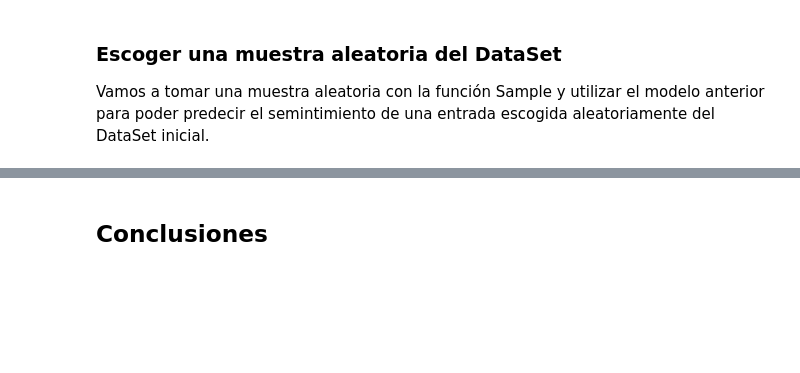
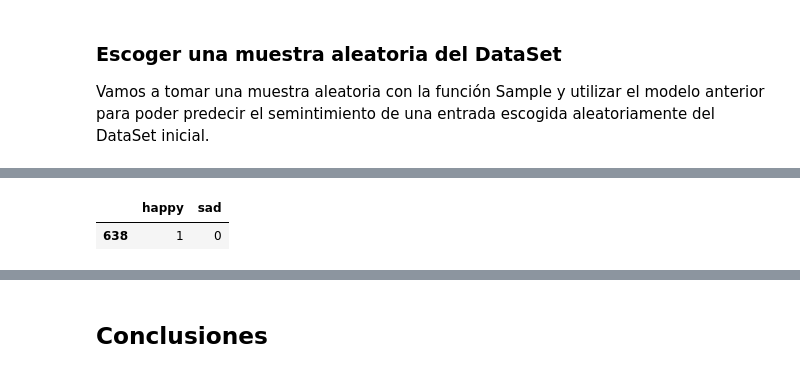
Before and after one commit to DayaVale/Machine_learning, a Jupyter notebook: Proyecto 2/Proyecto 2.ipynb, the cells around one changed output, grey strips where cells are left out. Saved outputs shown, nothing was run; the diff lists cells and outputs as text; code cells hidden in the pictures; blank space fills up the shorter version.

```diff
--- a/Proyecto 2/Proyecto 2.ipynb
+++ b/Proyecto 2/Proyecto 2.ipynb
@@ -310,6 +311,10 @@ sample.head()
 # %%
 sample_y = sample[['happy','sad']]
 sample_x = sample.drop(columns = ['happy','sad'])
+sample_y.head()
+# %% [output]
+|  | happy | sad |
+| 638 | 1 | 0 |
 # %%
 #Pasamos nuestros datos sin la muestra para ser preparados.
 sample_sec=MyDataset(sample_x, sample_y)
```
Also changed, not shown: parts of 10 cells of this notebook, 2 other files.
